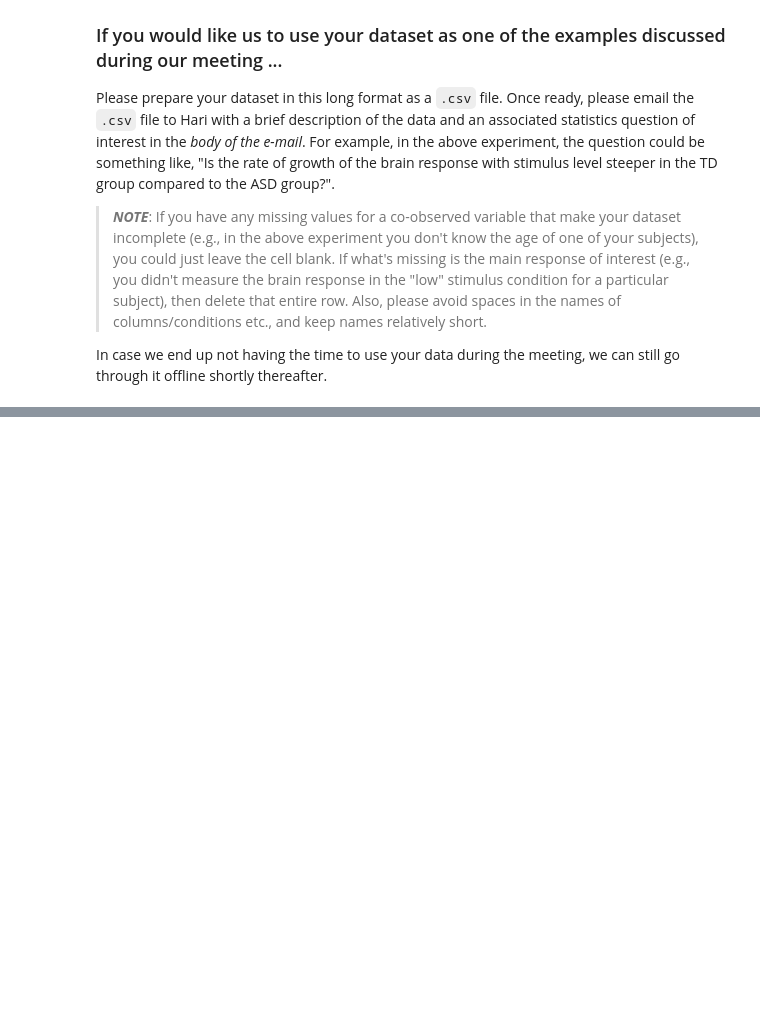
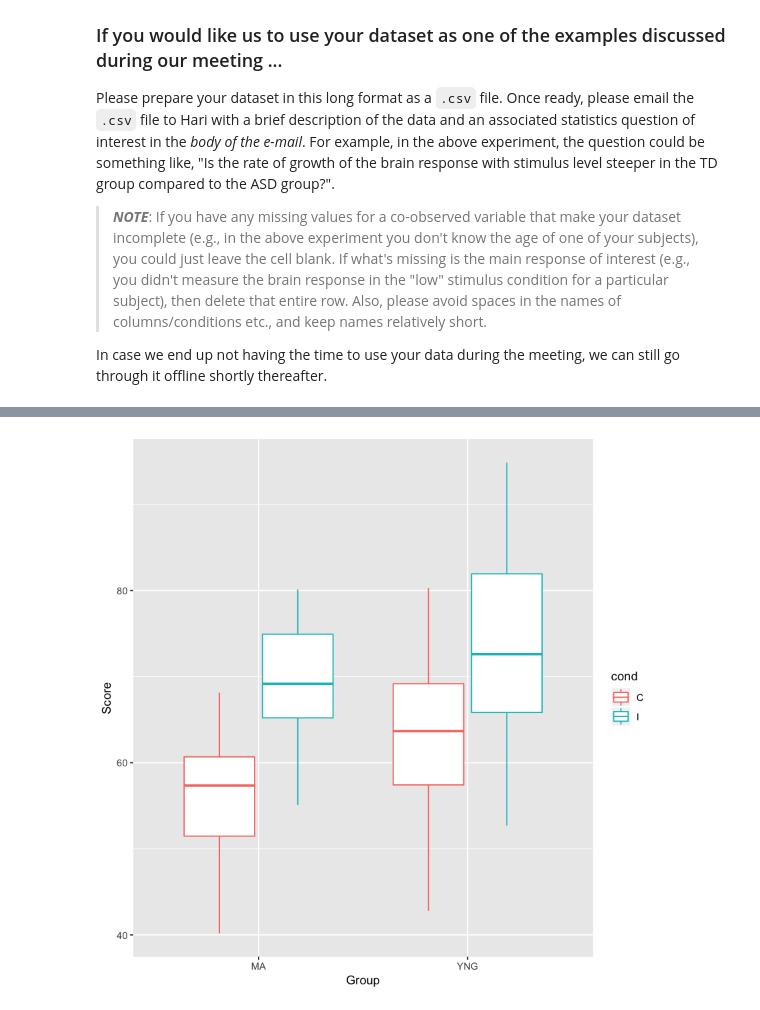
Before and after one commit to haribharadwaj/notebooks, a Jupyter notebook: STATS/LinearMixedModels.ipynb, the cells around one changed output, grey strips where cells are left out. Drawn from its saved outputs; the diff is of its cells as text; code cells hidden in the pictures; blank space fills up the shorter version.

```diff
--- a/STATS/LinearMixedModels.ipynb
+++ b/STATS/LinearMixedModels.ipynb
@@ -47,0 +235,3 @@ In case we end up not having the time to use your data during the meeting, we ca
+# %%
+dat$agegrp <- factor(dat$age < 40)
+levels(dat$agegrp) <- c('MA', 'YNG')
@@ -47,0 +248,5 @@ In case we end up not having the time to use your data during the meeting, we ca
+# %%
+p <- ggplot(aes(x=agegrp,y=score,color=cond),data=dat) + geom_boxplot()
+p + xlab('Group') + ylab('Score')
+# %% [output]
+[figure, added]
```
Also changed, not shown: parts of 31 cells of this notebook, 1 other file.
